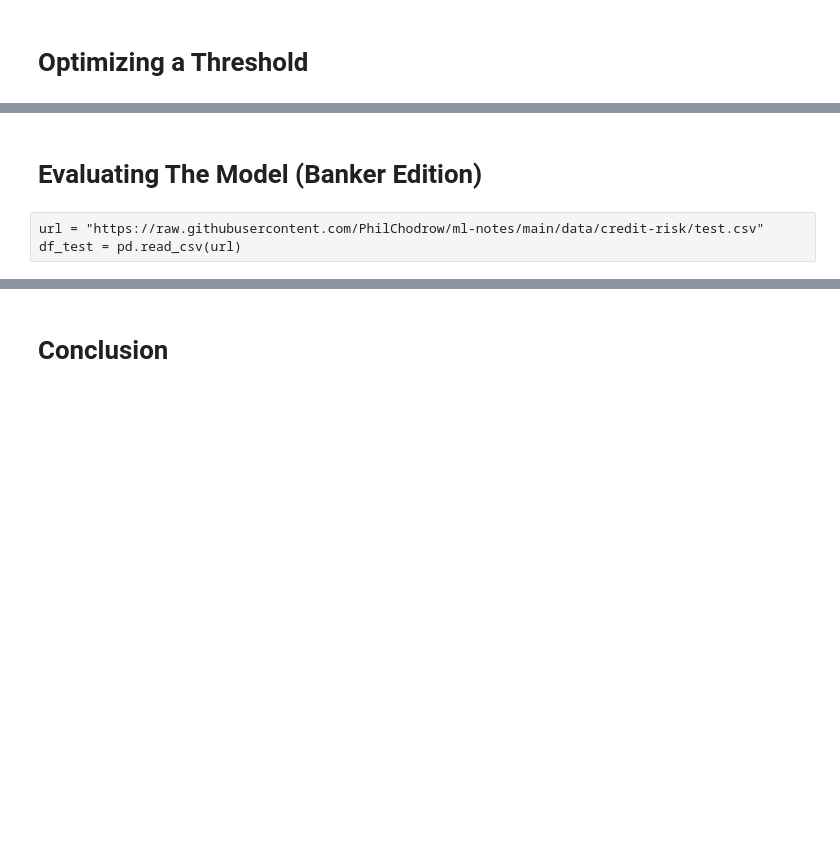
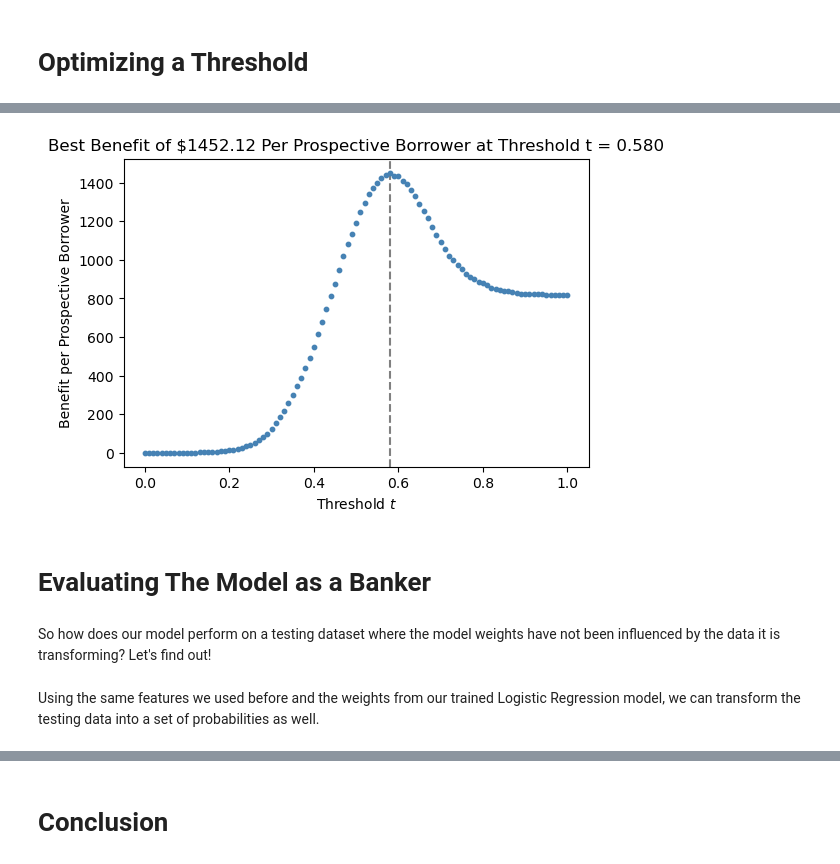
Before and after one commit to omar-armbruster/omar-armbruster.github.io, a Jupyter notebook: posts/automated-decision/index.ipynb, the cells around one changed output, grey strips where cells are left out. Saved outputs shown, nothing was run; the diff lists cells and outputs as text; code cells hidden in the pictures; blank space fills up the shorter version.

```diff
--- a/posts/automated-decision/index.ipynb
+++ b/posts/automated-decision/index.ipynb
@@ -73,5 +211,25 @@ df_train.groupby([pd.qcut(df_train['person_age'], q = 4), pd.qcut(df_train['pers
+# %%
+# Figure code sourced from Phil Chodrow Lecture Notes and modified for the algorithm used in this post.
+
+best_benefit = 0
+best_threshold = 0
+
+fig, ax = plt.subplots(1, 1, figsize = (6, 4))
+for t in np.linspace(0, 1, 101):
+    y_pred = s >= t
+    tn = np.sum((X_train['loan_amnt']*(1 + 0.25*X_train['loan_int_rate'])**10 - X_train['loan_amnt'])[(y_train == 0)&(y_pred == 0)])
+    fn = np.sum((X_train['loan_amnt']*(1 + 0.25*X_train['loan_int_rate'])**3 - 1.7*X_train['loan_amnt'])[(y_train == 1)&(y_pred == 0)])
+    benefit = (tn + fn)/len(X_train)
+    ax.scatter(t, benefit, color = "steelblue", s = 10)
+    if benefit > best_benefit:
+        best_benefit = benefit
+        best_threshold = t
+
+ax.axvline(best_threshold, linestyle = "--", color = "grey", zorder = -10)
+labs = ax.set(xlabel = r"Threshold $t$", ylabel = "Benefit per Prospective Borrower", title = f"Best Benefit of ${best_benefit:.2f} Per Prospective Borrower at Threshold t = {best_threshold:.3f}")
+# %% [output]
+[figure, added]
 # %% [markdown]
-# Evaluating The Model (Banker Edition)
+# Evaluating The Model as a Banker
-# %% [raw]
-url = "https://raw.githubusercontent.com/PhilChodrow/ml-notes/main/data/credit-risk/test.csv"
-df_test = pd.read_csv(url)
+# %% [markdown]
+So how does our model perform on a testing dataset where the model weights have not been influenced by the data it is transforming? Let's find out!
@@ -77,0 +241,2 @@ df_test = pd.read_csv(url)
+# %% [markdown]
+Using the same features we used before and the weights from our trained Logistic Regression model, we can transform the testing data into a set of probabilities as well.
```
Also changed, not shown: parts of 42 cells of this notebook, 18 other files.
